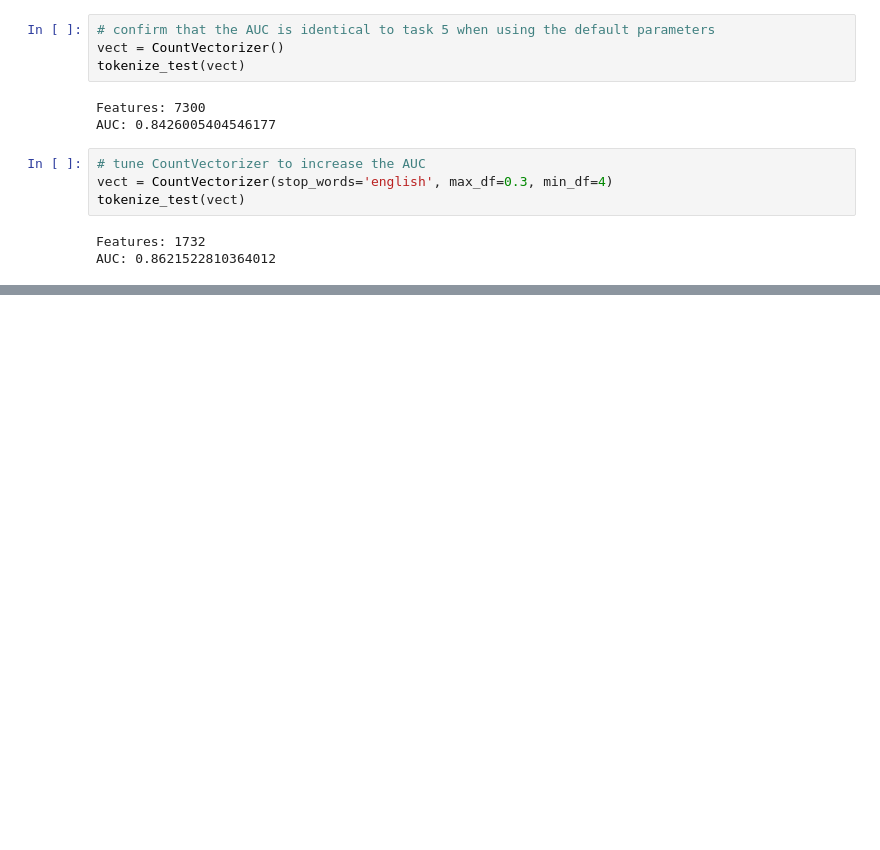
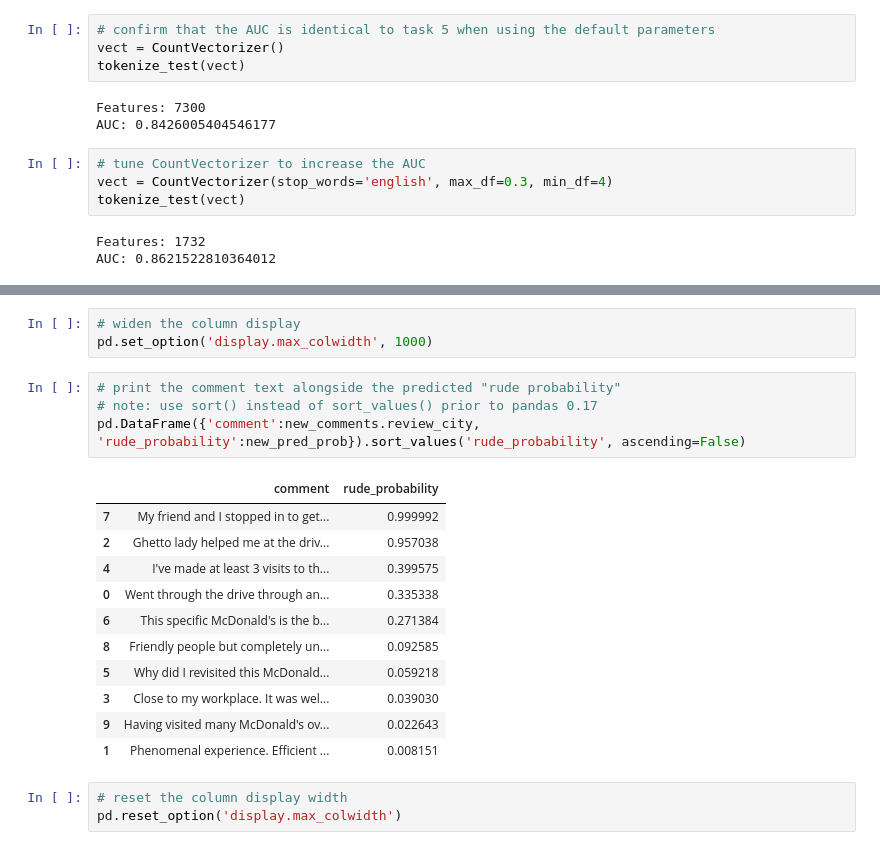
Before and after one commit to alokproc/machine-learning, a Jupyter notebook: notebooks/01.01-ML-Project-McDonalds-Sentiment.ipynb, the cells around one changed output, grey strips where cells are left out. Drawn from its saved outputs; the diff is of its cells as text; blank space fills up the shorter version.

```diff
--- a/notebooks/01.01-ML-Project-McDonalds-Sentiment.ipynb
+++ b/notebooks/01.01-ML-Project-McDonalds-Sentiment.ipynb
@@ -212,0 +372,22 @@ AUC: 0.8621522810364012
+# %%
+# widen the column display
+pd.set_option('display.max_colwidth', 1000)
+# %%
+# print the comment text alongside the predicted "rude probability"
+# note: use sort() instead of sort_values() prior to pandas 0.17
+pd.DataFrame({'comment':new_comments.review_city, 'rude_probability':new_pred_prob}).sort_values('rude_probability', ascending=False)
+# %% [output]
+|  | comment | rude_probability |
+| 7 | My friend and I stopped in to get... | 0.999992 |
+| 2 | Ghetto lady helped me at the driv... | 0.957038 |
+| 4 | I've made at least 3 visits to th... | 0.399575 |
+| 0 | Went through the drive through an... | 0.335338 |
+| 6 | This specific McDonald's is the b... | 0.271384 |
+| 8 | Friendly people but completely un... | 0.092585 |
+| 5 | Why did I revisited this McDonald... | 0.059218 |
+| 3 | Close to my workplace. It was wel... | 0.039030 |
+| 9 | Having visited many McDonald's ov... | 0.022643 |
+| 1 | Phenomenal experience. Efficient ... | 0.008151 |
+# %%
+# reset the column display width
+pd.reset_option('display.max_colwidth')
```
Also changed, not shown: parts of 27 cells of this notebook.
